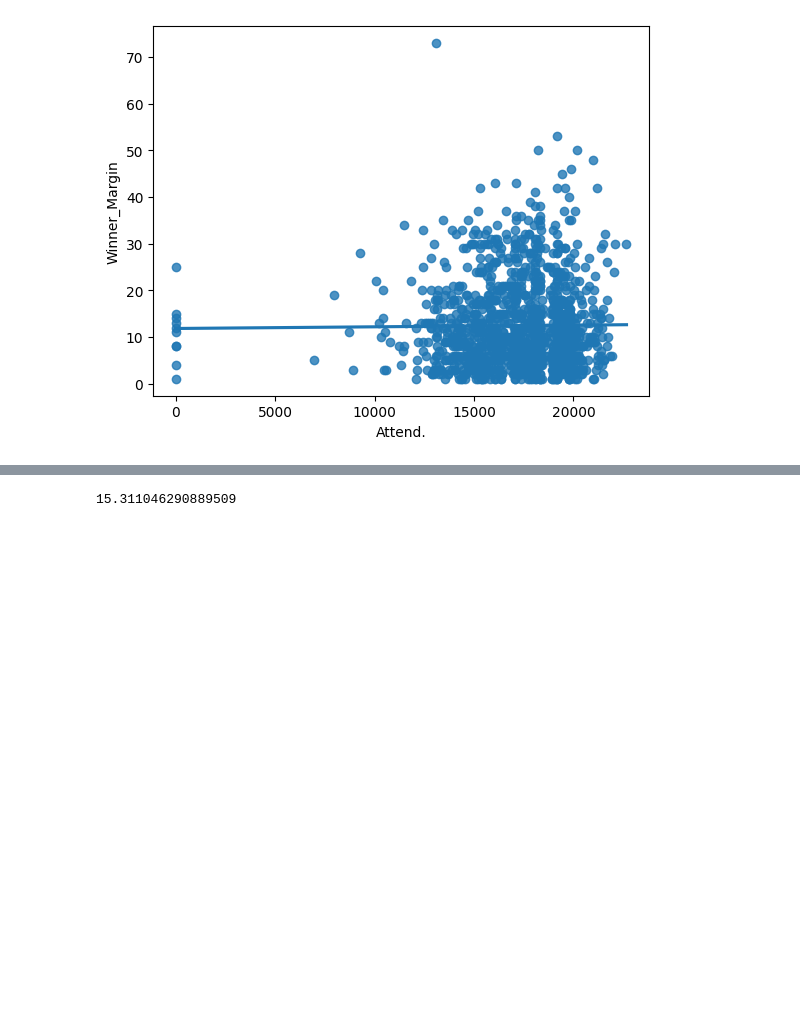
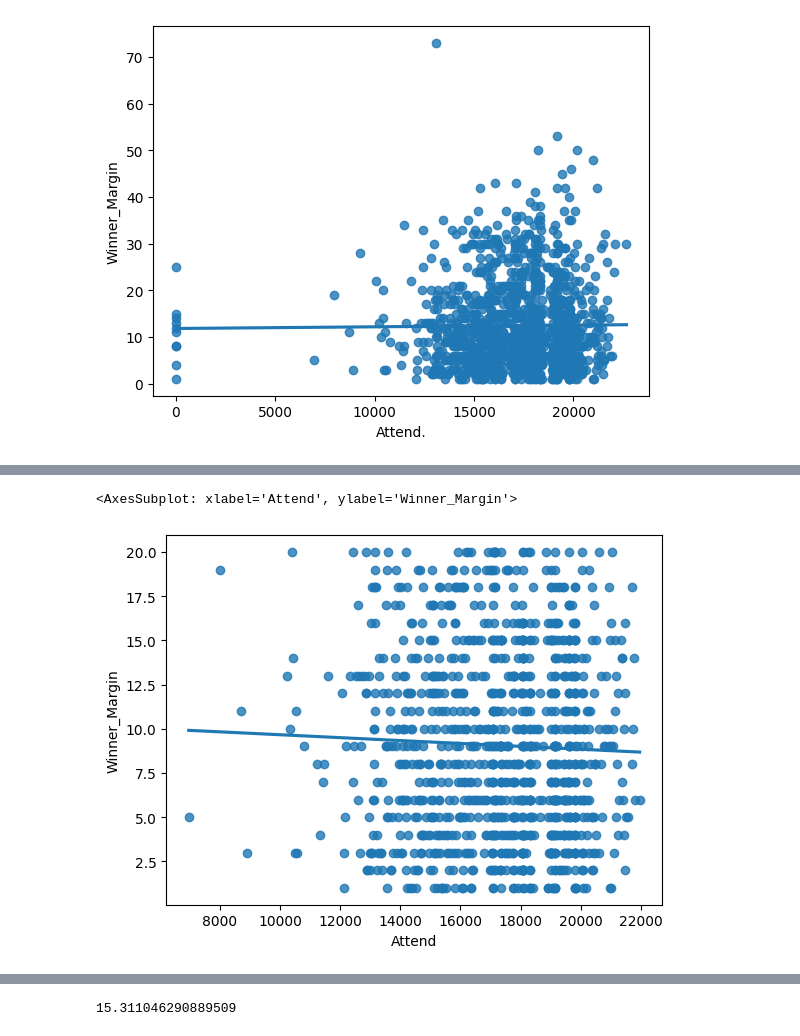
Before and after one commit to Kyle814/NBA-predictions, a Jupyter notebook: test.ipynb, the cells around one changed output, grey strips where cells are left out. Saved outputs shown, nothing was run; the diff lists cells and outputs as text; code cells hidden in the pictures; blank space fills up the shorter version.

```diff
--- a/test.ipynb
+++ b/test.ipynb
@@ -317,0 +404,5 @@ sns.regplot(data=df, x="Attend.", y="Winner_Margin", ci=None)
+# %%
+sns.regplot(data=df2, x="Attend", y="Winner_Margin", ci=None)
+# %% [output]
+<AxesSubplot: xlabel='Attend', ylabel='Winner_Margin'>
+[figure, added]
```
Also changed, not shown: parts of 17 cells of this notebook.
